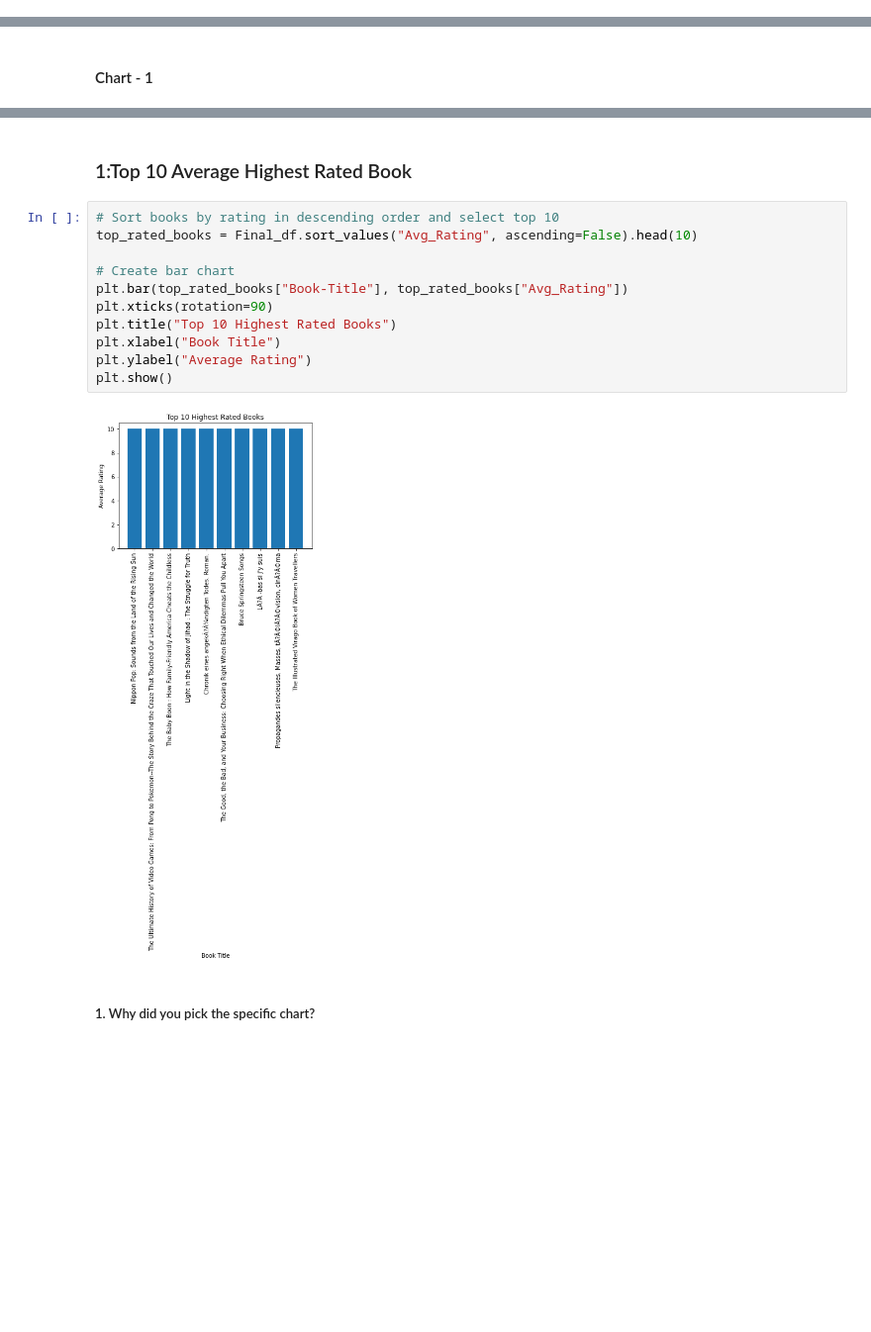
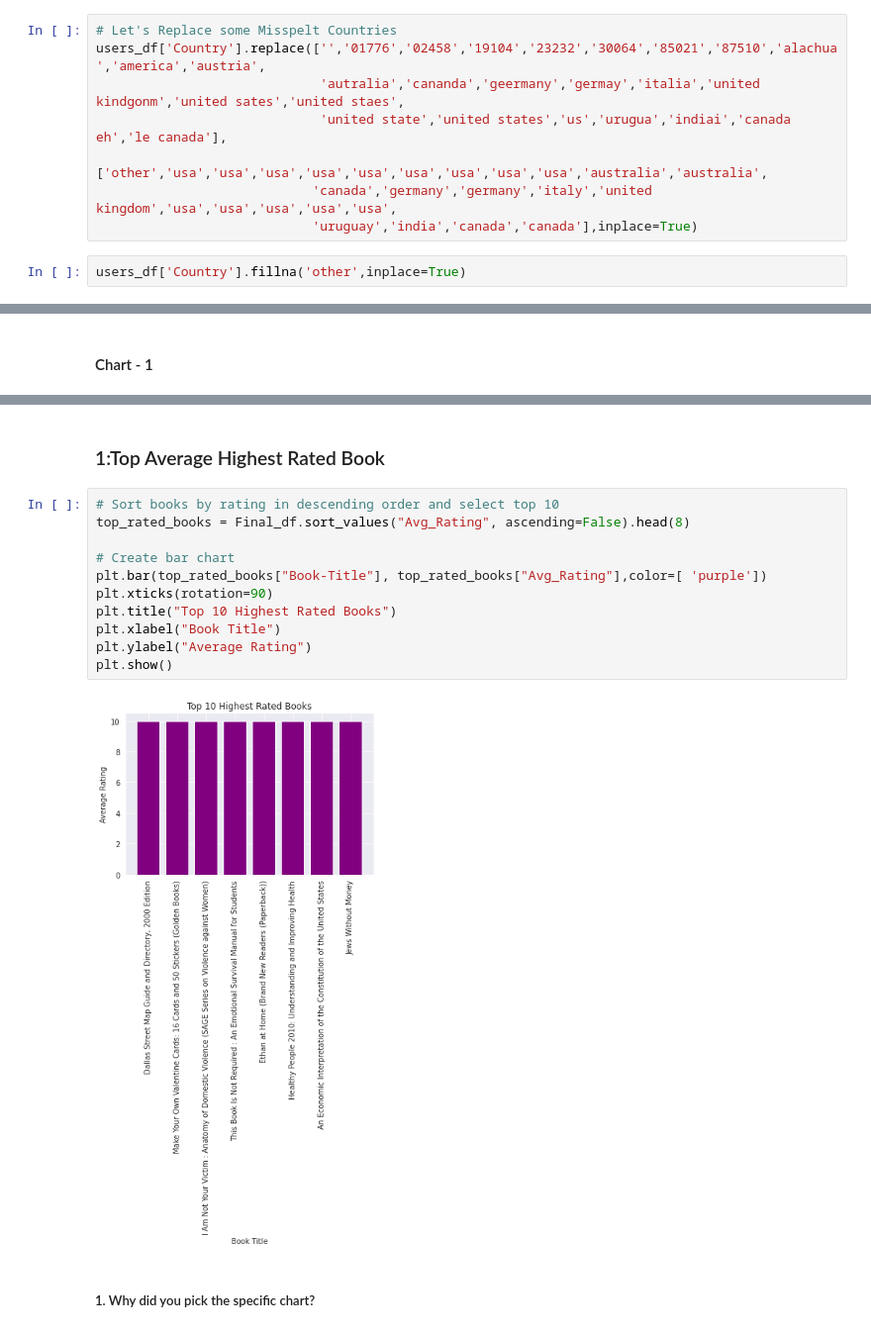
Before and after one commit to SaniyaBubere/book-recommendation-system, a Jupyter notebook: Book_Recommendation_System.ipynb, the cells around one changed output, grey strips where cells are left out. Shown: that part at 99% size. Cells and saved outputs as stored; diff of their text form; blank space fills up the shorter version.

```diff
--- a/Book_Recommendation_System.ipynb
+++ b/Book_Recommendation_System.ipynb
@@ -592,6 +574,16 @@ array(['usa', 'russia', 'portugal', 'united kingdom', 'canada', 'spain',
        'x', 'chinaöð¹ú', 'galiza neghra', 'united staes', 'asturies',
        'nl', 'germay', 'yunling', 'victoria', 'bkk', 'la svizzera',
        'hernando'], dtype=object)
+# %%
+# Let's Replace some Misspelt Countries
+users_df['Country'].replace(['','01776','02458','19104','23232','30064','85021','87510','alachua','america','austria',
+                             'autralia','cananda','geermany','germay','italia','united kindgonm','united sates','united staes',
+                             'united state','united states','us','urugua','indiai','canada eh','le canada'],
+                           ['other','usa','usa','usa','usa','usa','usa','usa','usa','usa','australia','australia',
+                            'canada','germany','germany','italy','united kingdom','usa','usa','usa','usa','usa',
+                            'uruguay','india','canada','canada'],inplace=True)
+# %%
+users_df['Country'].fillna('other',inplace=True)
 # %% [markdown]
 ### What all manipulations have you done and insights you found?
 # %% [markdown]
@@ -745,19 +728,19 @@ Final_df.head()
 | 4 | 123629 | 32.0 | canada | 2005018 | 9 | 7.875 | Clara Callan | Richard Bruce Wright | ... |
 # %% [markdown]
-### 1:Top 10 Average Highest Rated Book
+### 1:Top Average Highest Rated Book
 # %%
 # Sort books by rating in descending order and select top 10
-top_rated_books = Final_df.sort_values("Avg_Rating", ascending=False).head(10)
+top_rated_books = Final_df.sort_values("Avg_Rating", ascending=False).head(8)
 
 # Create bar chart
-plt.bar(top_rated_books["Book-Title"], top_rated_books["Avg_Rating"])
+plt.bar(top_rated_books["Book-Title"], top_rated_books["Avg_Rating"],color=[ 'purple'])
 plt.xticks(rotation=90)
 plt.title("Top 10 Highest Rated Books")
 plt.xlabel("Book Title")
 plt.ylabel("Average Rating")
 plt.show()
 # %% [output]
-[figure, old version]
+[figure, new version]
 # %% [markdown]
 ##### 1. Why did you pick the specific chart?
 # %% [markdown]
```
Also changed, not shown: parts of 148 cells of this notebook.
